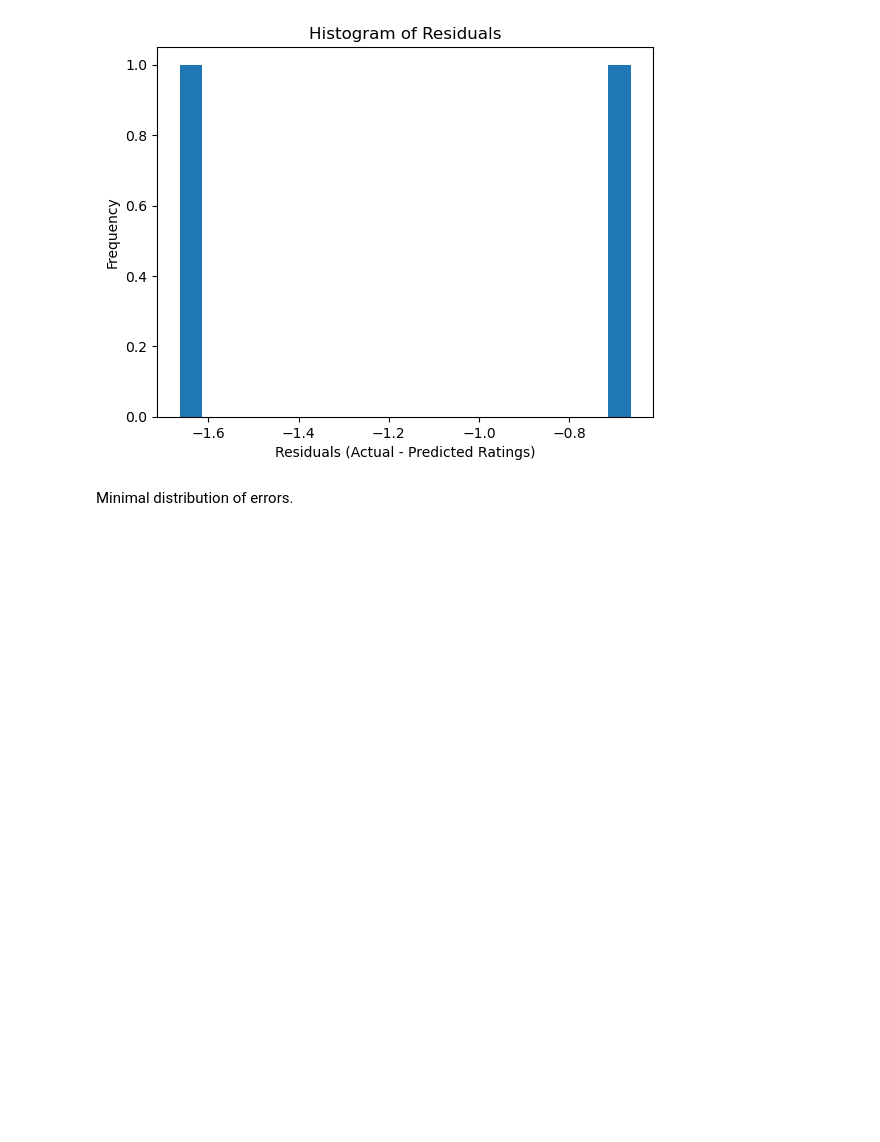
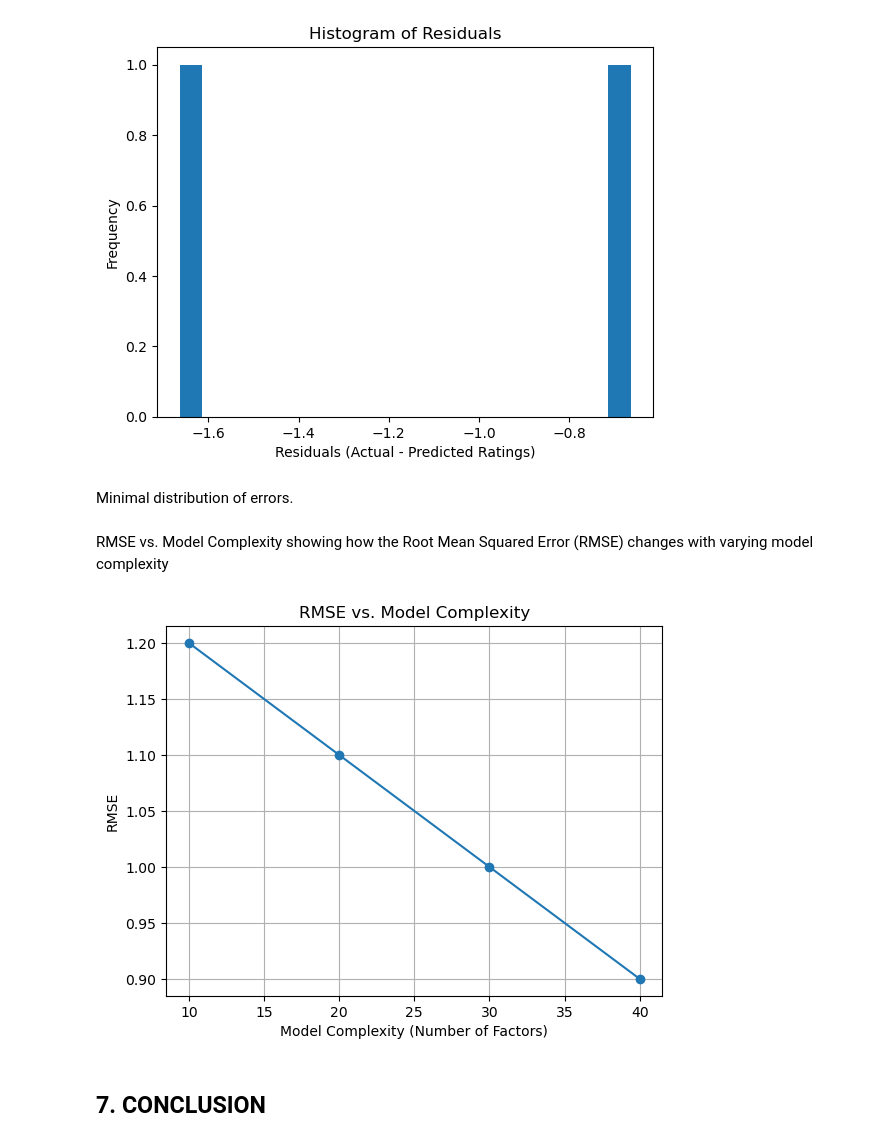
Before and after one commit to raphiqi/Recommendation-system-for-Movies-analysis-from-MovieLens, a Jupyter notebook: Movie Recommendation.ipynb, the cells around one changed output. Drawn from its saved outputs; the diff is of its cells as text; code cells hidden in the pictures; blank space fills up the shorter version.

Commit message:
ipynb file
with the recommendations and conclusions

```diff
--- a/Movie Recommendation.ipynb
+++ b/Movie Recommendation.ipynb
@@ -913,3 +913,20 @@ plt.show()
 [figure]
 # %% [markdown]
 Minimal distribution of errors.
+# %% [markdown]
+RMSE vs. Model Complexity showing how the Root Mean Squared Error (RMSE) changes with varying model complexity
+# %%
+# Assuming you have RMSE values for different models
+model_complexity = [10, 20, 30, 40]  # Example: Number of factors
+rmse_values = [1.2, 1.1, 1.0, 0.9]  # Example RMSE values
+
+plt.plot(model_complexity, rmse_values, marker='o')
+plt.xlabel('Model Complexity (Number of Factors)')
+plt.ylabel('RMSE')
+plt.title('RMSE vs. Model Complexity')
+plt.grid(True)
+plt.show()
+# %% [output]
+[figure, added]
+# %% [markdown]
+## 7. CONCLUSION
```
Also changed, not shown: parts of 4 cells of this notebook.
